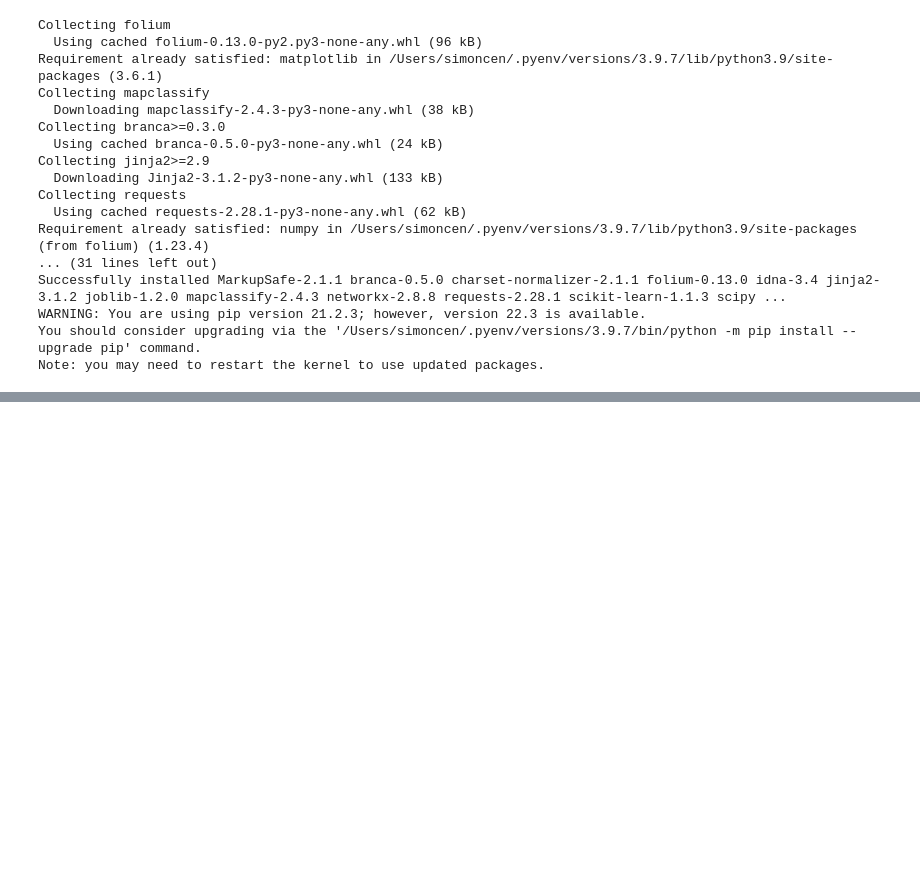
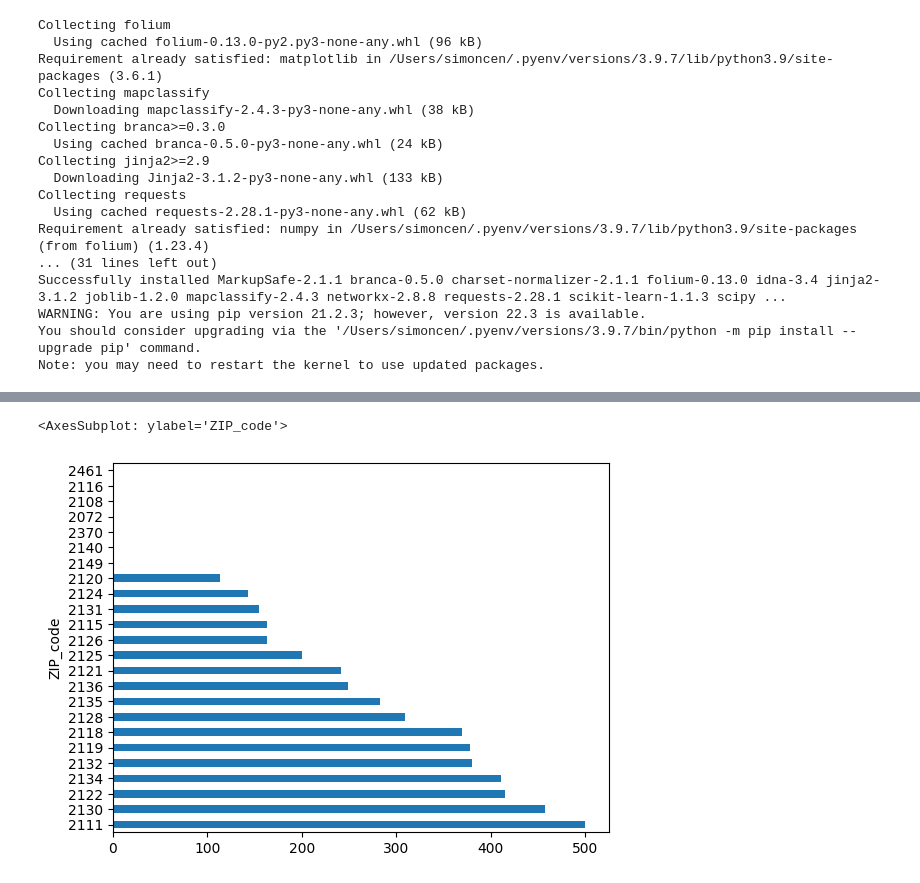
Before and after one commit to BU-Spark/ds-councilor-worrell-small-business, a Jupyter notebook: Deliverable2/Shape.ipynb, the cells around one changed output, grey strips where cells are left out. Saved outputs shown, nothing was run; the diff lists cells and outputs as text; code cells hidden in the pictures; blank space fills up the shorter version.

```diff
--- a/Deliverable2/Shape.ipynb
+++ b/Deliverable2/Shape.ipynb
@@ -35,0 +68,18 @@ gdf.explore()
+# %%
+df = pd.read_csv('../datasets/MainStreets_Business_List.csv')
+df = df.dropna()
+
+
+district4Zips = [ '1747', '1748', '1757', '2019', '2030', '2035', '2038', '2048', '2052', '2053', '2054', '2056',
+'2062', '2067', '2071', '2072', '2081', '2093', '2115', '2130', '2135', '2215', '2346', '2347', '2356', '2357', '2375',
+'2445', '2446', '2457', '2458', '2459', '2460', '2461', '2462', '2464', '2465', '2466', '2467', '2468', '2472', '2481',
+'2482', '2492', '2494', '2702', '2703', '2715', '2717', '2718', '2720', '2721', '2723', '2725', '2726', '2760', '2762',
+'2763', '2764', '2766', '2767', '2769', '2771', '2777', '2779', '2780', '2790', '2861', '2914' ]
+
+#plot by zip code in df
+df.groupby("ZIP_code")["ZIP_code"].count().sort_values(ascending=False).plot.barh()
+
+df = df[df['Zip_code'].isin(district4Zips)]
+# %% [output]
+<AxesSubplot: ylabel='ZIP_code'>
+[figure, added]
```
Also changed, not shown: parts of 2 cells of this notebook.
